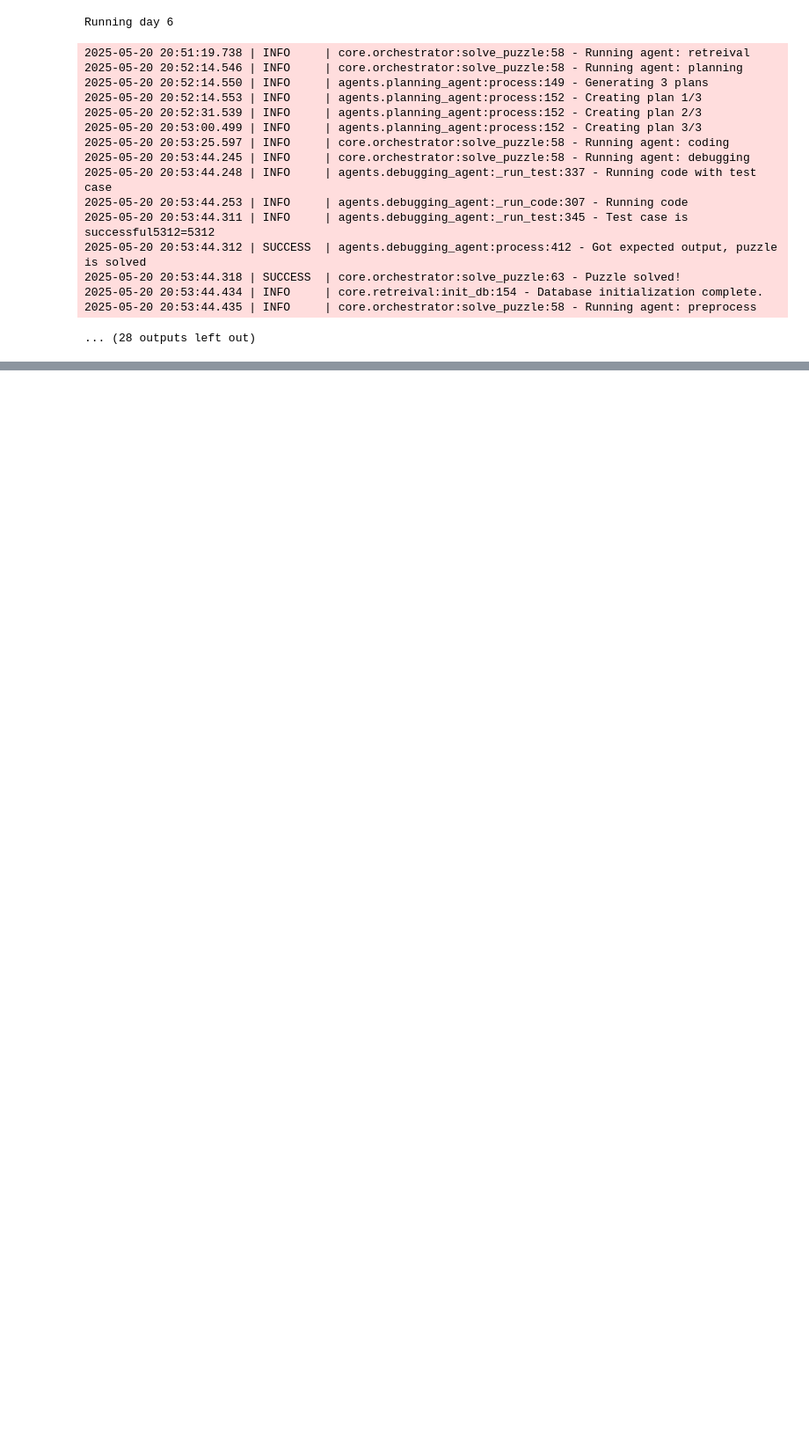
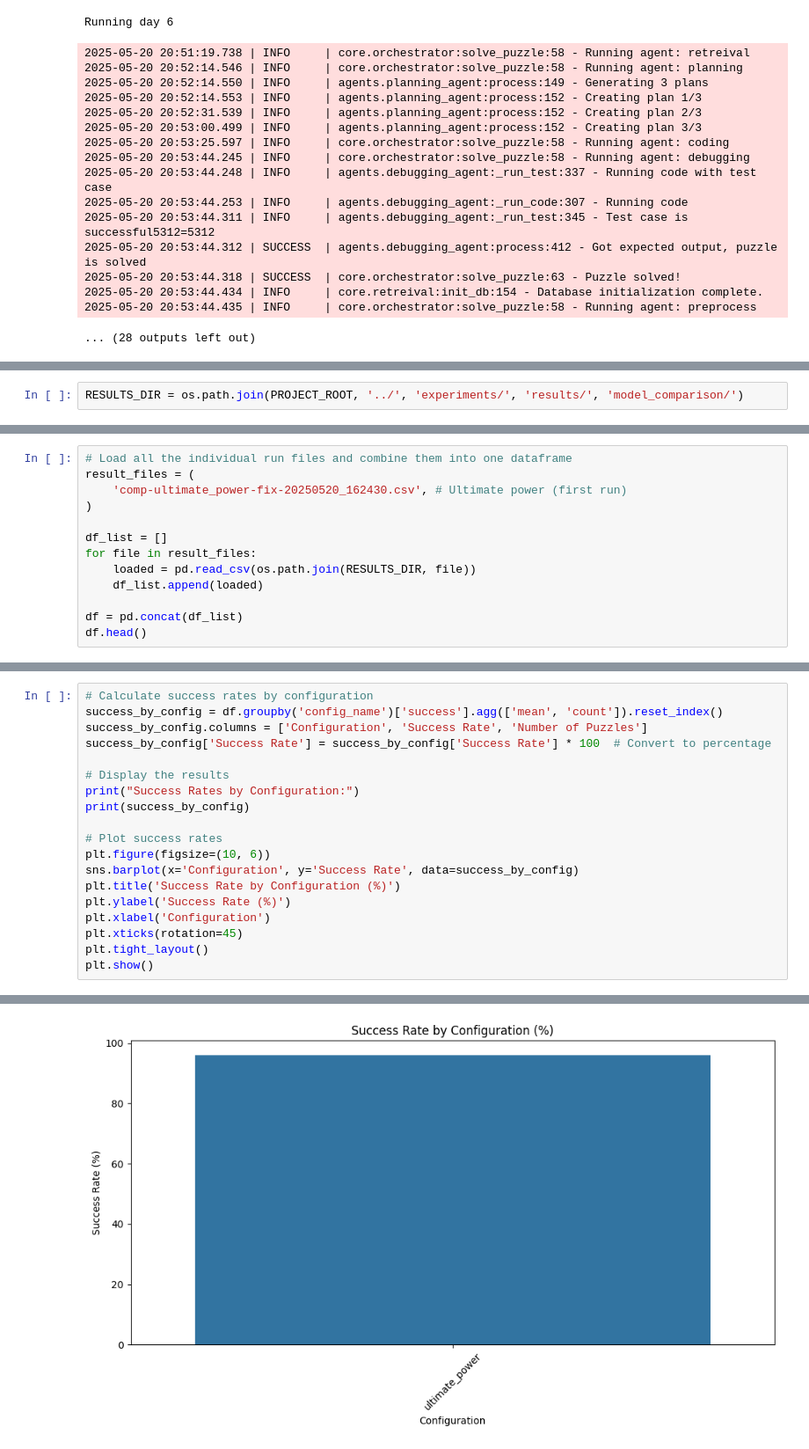
Before and after one commit to twanh/thesis-advent-of-agents, a Jupyter notebook: experiments/model_comparison.ipynb, the cells around one changed output, grey strips where cells are left out. Shown: that part at 88% size. Saved outputs shown, nothing was run; the diff lists cells and outputs as text; blank space fills up the shorter version.

Commit message:
Start working on analysis and change models

```diff
--- a/experiments/model_comparison.ipynb
+++ b/experiments/model_comparison.ipynb
@@ -452,0 +445,2 @@ Running day 6
+# %%
+RESULTS_DIR = os.path.join(PROJECT_ROOT, '../', 'experiments/', 'results/', 'model_comparison/')
@@ -452,0 +462,13 @@ Running day 6
+# %%
+# Load all the individual run files and combine them into one dataframe
+result_files = (
+    'comp-ultimate_power-fix-20250520_162430.csv', # Ultimate power (first run)
+)
+
+df_list = []
+for file in result_files:
+    loaded = pd.read_csv(os.path.join(RESULTS_DIR, file))
+    df_list.append(loaded)
+
+df = pd.concat(df_list)
+df.head()
@@ -452,0 +486,20 @@ Running day 6
+# %%
+# Calculate success rates by configuration
+success_by_config = df.groupby('config_name')['success'].agg(['mean', 'count']).reset_index()
+success_by_config.columns = ['Configuration', 'Success Rate', 'Number of Puzzles']
+success_by_config['Success Rate'] = success_by_config['Success Rate'] * 100  # Convert to percentage
+
+# Display the results
+print("Success Rates by Configuration:")
+print(success_by_config)
+
+# Plot success rates
+plt.figure(figsize=(10, 6))
+sns.barplot(x='Configuration', y='Success Rate', data=success_by_config)
+plt.title('Success Rate by Configuration (%)')
+plt.ylabel('Success Rate (%)')
+plt.xlabel('Configuration')
+plt.xticks(rotation=45)
+plt.tight_layout()
+plt.show()
+# %% [output]
@@ -452,0 +509 @@ Running day 6
+[figure, added]
```
Also changed, not shown: parts of 20 cells of this notebook, 2 other files.
